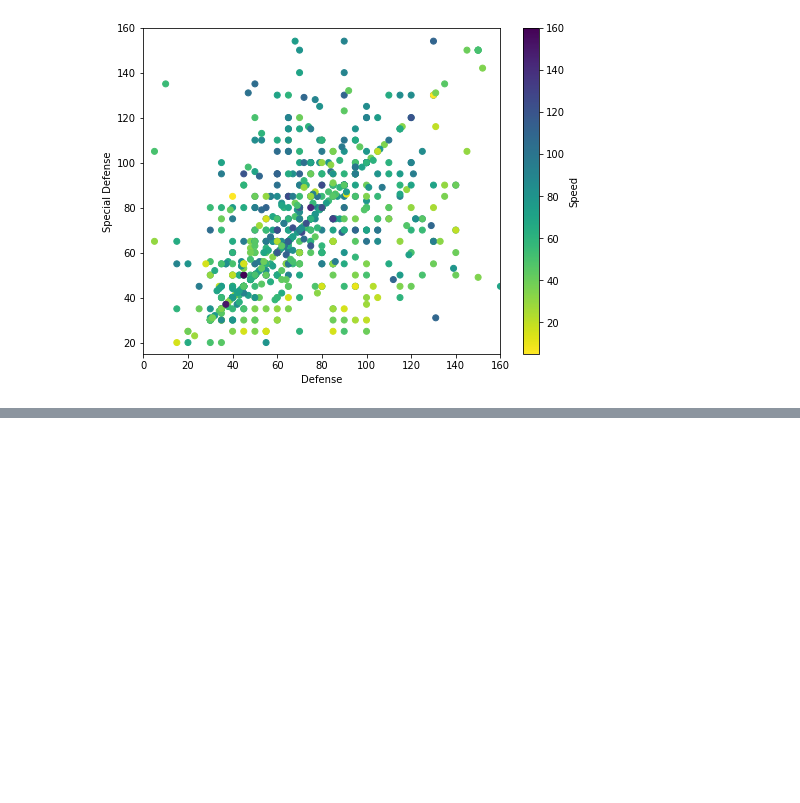
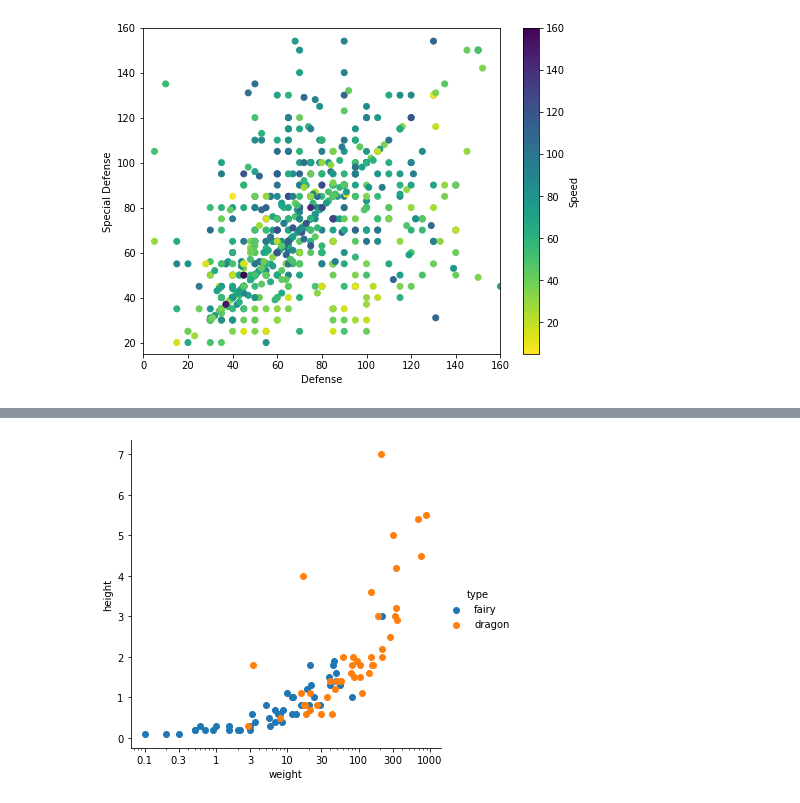
Before and after one commit to tharcyla/data-visualization, a Jupyter notebook: 05_Multivariate-Exploration-of-Data.ipynb, the cells around one changed output, grey strips where cells are left out. Cells and saved outputs as stored; diff of their text form; code cells hidden in the pictures; blank space fills up the shorter version.

Commit message:
upload: Add final notes from the Multivariate Exploration of Data lesson
In this commit, I went from 'Encodings Pratice' (task 2) up to
'Lesson Summary'.

```diff
--- a/05_Multivariate-Exploration-of-Data.ipynb
+++ b/05_Multivariate-Exploration-of-Data.ipynb
@@ -275,0 +283,11 @@ From the plot as given, I see a slight increase in speed as both defense and spe
+# %%
+# reshaping df so that all pokémon types are recorded
+# in a single column
+type_cols = ['type_1', 'type_2']
+non_type_cols = pokemon.columns.difference(type_cols)
+
+pkmn_types = pokemon.melt(id_vars=non_type_cols,
+                         value_vars=type_cols,
+                         var_name='type_level',
+                         value_name='type').dropna()
+pkmn_types.head()
@@ -275,0 +301,5 @@ From the plot as given, I see a slight increase in speed as both defense and spe
+# %%
+# getting a subset of our df only containing the fairy
+# and dragon types
+fairy_and_dragon = pkmn_types.query('type == "fairy" or type == "dragon"')
+fairy_and_dragon.head()
@@ -275,0 +313,9 @@ From the plot as given, I see a slight increase in speed as both defense and spe
+# %%
+g = sns.FacetGrid(data=fairy_and_dragon, hue='type', height=5)
+g.map(plt.scatter, 'weight', 'height')
+g.add_legend()
+g.set(xscale = 'log') # need to set scaling before customizing ticks
+x_ticks = [0.1, 0.3, 1, 3, 10, 30, 100, 300, 1000]
+g.set(xticks=x_ticks, xticklabels=x_ticks);
+# %% [output]
+[figure, added]
```
Also changed, not shown: parts of 41 cells of this notebook.
